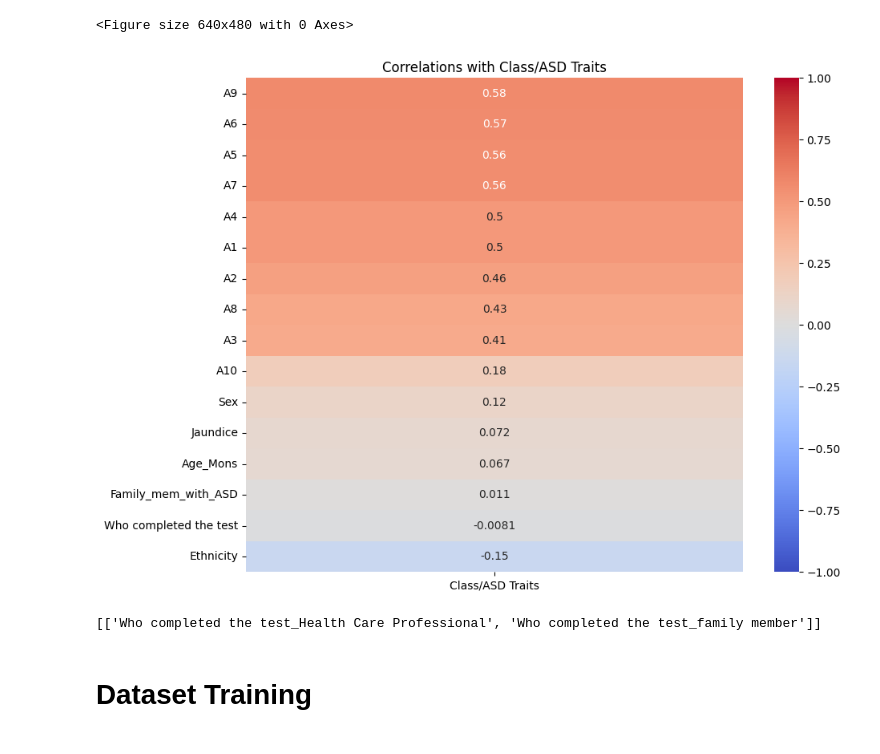
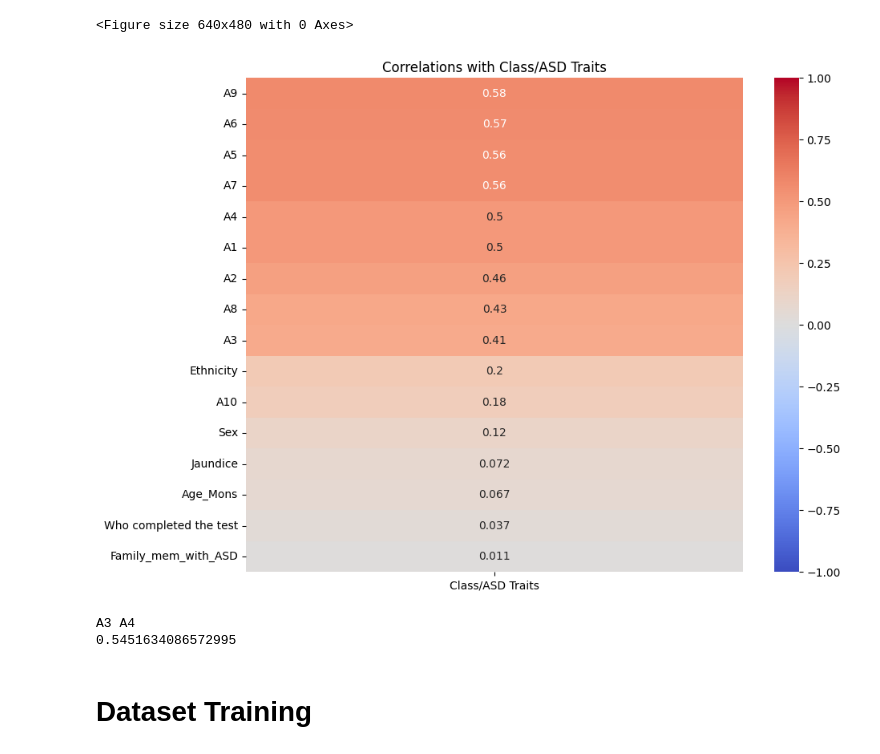
Before and after one commit to up202108724/Assignment2IA, a Jupyter notebook: assignment2.ipynb, the cells around one changed output. Cells and saved outputs as stored; diff of their text form; code cells hidden in the pictures.

```diff
--- a/assignment2.ipynb
+++ b/assignment2.ipynb
@@ -232,50 +232,41 @@ def calculate_correlations(dataframe, target_column):
     for column in dataframe.columns:
         if column == target_column:
             continue
-        if dataframe[column].nunique() == 2:  # Binary
-            if dataframe[target_column].nunique() == 2:
-                # Both are binary -> Cramér's V
-                corr = cramers_v(dataframe[column], dataframe[target_column])
-            else:
-                # Binary - Continuous -> Point Biserial
-                corr, _ = stat.pointbiserialr(dataframe[column], dataframe[target_column])
-        elif dataframe[target_column].nunique() == 2:
-            # Continuous - Binary -> Point Biserial
-            corr, _ = stat.pointbiserialr(dataframe[target_column], dataframe[column])
+        if column=="Age_Mons":
+            corr = stat.pointbiserialr(dataframe[target_column], dataframe[column])[0]
         else:
-            # Continuous - Continuous -> Pearson's
-            corr = dataframe[column].corr(dataframe[target_column])
+            corr = cramers_v(dataframe[column], dataframe[target_column])
         correlations[column] = corr
     return correlations
 # a_function(int a.bar(), bool b.foo())
 # Assuming dataframe_encoded is your dataframe
 target_column = 'Class/ASD Traits'
 
 for column in dataframe.columns:
     if dataframe[column].dtype == 'object':
         dataframe[column] = encoder.fit_transform(dataframe[column])
 
 #print(before_one_hot["Ethnicity"])
 
 # Check if the target column is in the dataframe's columns
 
 if target_column in dataframe.columns:
     # Calculate correlations
     correlations = calculate_correlations(dataframe, target_column)
 
     # Convert to DataFrame for heatmap
     correlation_df = pd.DataFrame.from_dict(correlations, orient='index', columns=[target_column])
     correlation_df = correlation_df.sort_values(by=target_column, ascending=False)
 
     # Plot heatmap
     plt.figure(figsize=(10, 8))
     sns.heatmap(correlation_df, annot=True, cmap='coolwarm', vmin=-1, vmax=1)
     plt.title(f'Correlations with {target_column}')
     plt.show()
 else:
     print(f"Column '{target_column}' not found in the dataframe.")
 # %% [output]
-[figure, old version]
+[figure, new version]
 # %%
 def calculatecorrelations_columns(dataframe,leftColumn, rightColumn):
     if dataframe[leftColumn].nunique() == 2:  # Binary
@@ -297,23 +288,35 @@ def calculatecorrelations_columns(dataframe,leftColumn, rightColumn):
         corr = dataframe[leftColumn].corr(dataframe[rightColumn])
     return corr
 
+def calculatecorrelations_notencodedcolumns(dataframe,leftColumn, rightColumn):
+    if leftColumn=="Age_Mons" and rightColumn=="Ethnicity" or leftColumn=="Ethnicity" and rightColumn=="Age_Mons":
+        corr = stat.pointbiserialr(dataframe["Ethnicity"], dataframe["Age_Mons"])[0] # Mudar o algoritmo talvez
+    elif leftColumn=="Age_Mons" and rightColumn=="Who completed the test" or leftColumn=="Who completed the test" and rightColumn=="Age_Mons":
+        corr = stat.pointbiserialr(dataframe["Who completed the test"], dataframe["Age_Mons"])[0] # Mudar o algoritmo talvez
+    elif (leftColumn=="Age_Mons" or rightColumn=="Age_Mons"):
+         if leftColumn=="Age_Mons":
+            corr = stat.pointbiserialr(dataframe[rightColumn], dataframe[leftColumn])[0]
+         else:
+            corr = stat.pointbiserialr(dataframe[leftColumn], dataframe[rightColumn])[0]
+    else:
+        corr = cramers_v(dataframe[leftColumn], dataframe[rightColumn])
+    return corr
 higher_correlation = []
 correlations_values = []
-df_columns = dataframe_encoded.columns
+df_columns = dataframe.columns
 for i, col1 in enumerate(df_columns):
     if col1 == 'Class/ASD Traits':
         continue
     for col2 in df_columns[i::]:
         if col1 == col2 or col2 == 'Class/ASD Traits':
             continue
-        a_corr= calculatecorrelations_columns(dataframe_encoded,col1, col2)
-        if a_corr > 0.8:
-            higher_correlation.append([col1,col2])
-            correlations_values.append(a_corr)
-print(higher_correlation)
-#print(max(correlations_values))
+        a_corr= calculatecorrelations_columns(dataframe,col1, col2)
+        correlations_values.append(a_corr)
+#print(sorted(correlations_values))
+print(max(correlations_values))
 # %% [output]
-[['Who completed the test_Health Care Professional', 'Who completed the test_family member']]
+A3 A4
+0.5451634086572995
 # %% [markdown]
 # Dataset Training
 # %%
```
